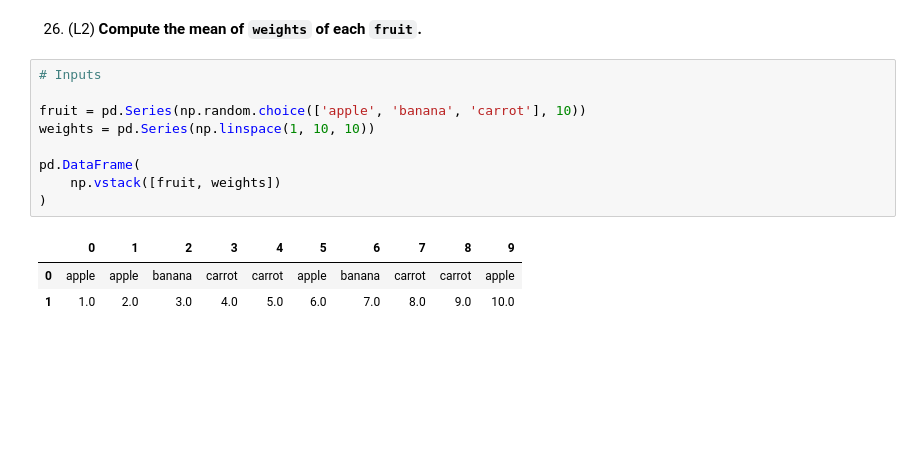
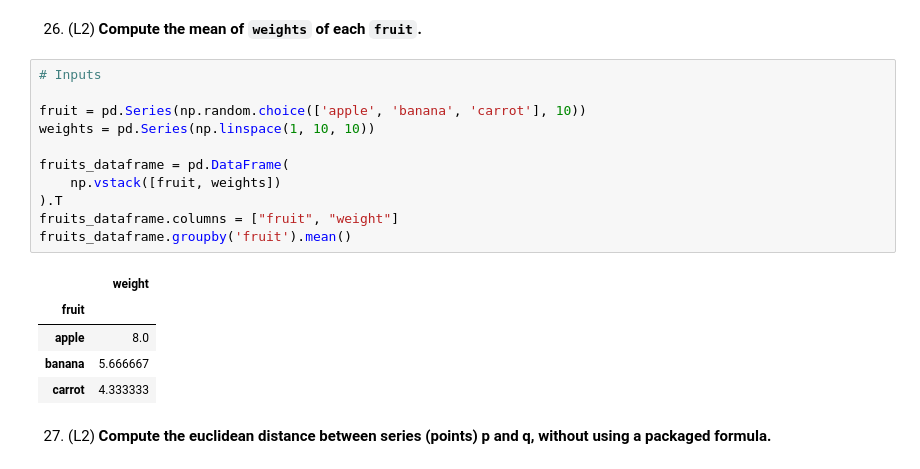
Before and after one commit to kamilrybacki/MLToolsExercises, a Jupyter notebook: content/pandas101.ipynb, the cells around one changed output. Cells and saved outputs as stored; diff of their text form; blank space fills up the shorter version.

```diff
--- a/content/pandas101.ipynb
+++ b/content/pandas101.ipynb
@@ -559,13 +566,19 @@ dtype: object
 # %%
 # Inputs
 
 fruit = pd.Series(np.random.choice(['apple', 'banana', 'carrot'], 10))
 weights = pd.Series(np.linspace(1, 10, 10))
 
-pd.DataFrame(
+fruits_dataframe = pd.DataFrame(
     np.vstack([fruit, weights])
-)
+).T
+fruits_dataframe.columns = ["fruit", "weight"]
+fruits_dataframe.groupby('fruit').mean()
 # %% [output]
-|  | 0 | 1 | 2 | 3 | 4 | 5 | 6 | 7 | 8 | 9 |
-| 0 | apple | apple | banana | carrot | carrot | apple | banana | carrot | carrot | apple |
-| 1 | 1.0 | 2.0 | 3.0 | 4.0 | 5.0 | 6.0 | 7.0 | 8.0 | 9.0 | 10.0 |
+|  | weight |
+| fruit |  |
+| apple | 8.0 |
+| banana | 5.666667 |
+| carrot | 4.333333 |
+# %% [markdown]
+27. (L2) **Compute the euclidean distance between series (points) p and q, without using a packaged formula.**
```
Also changed, not shown: parts of 20 cells of this notebook.
